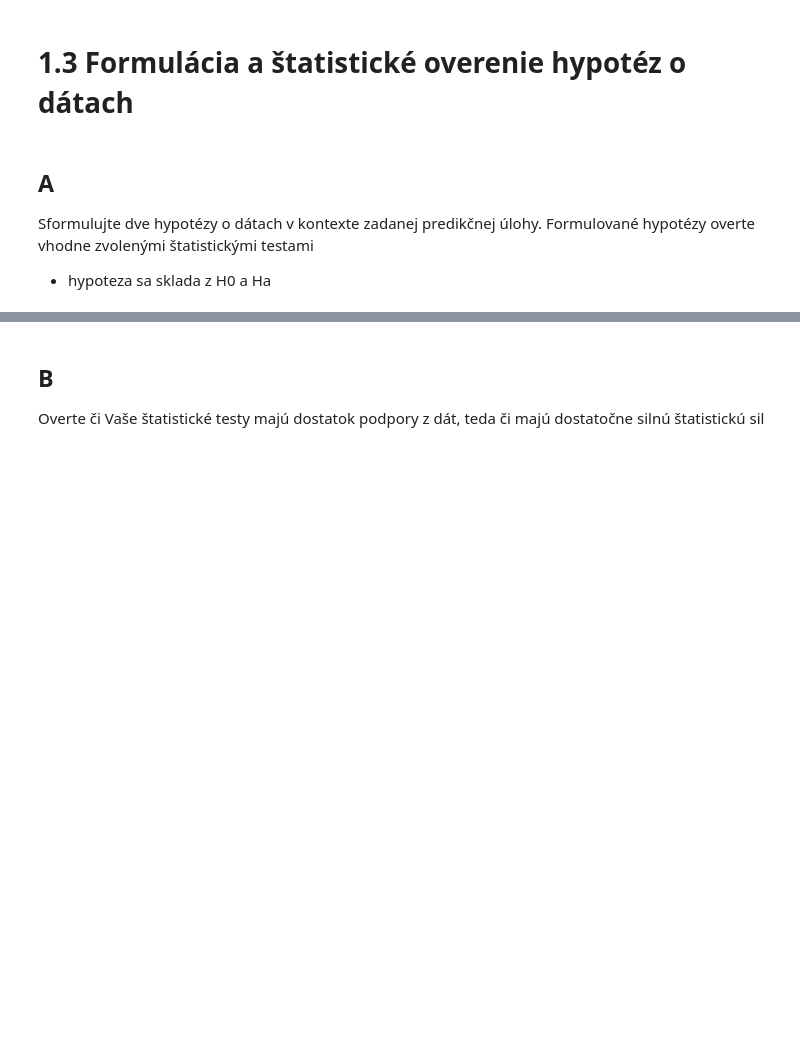
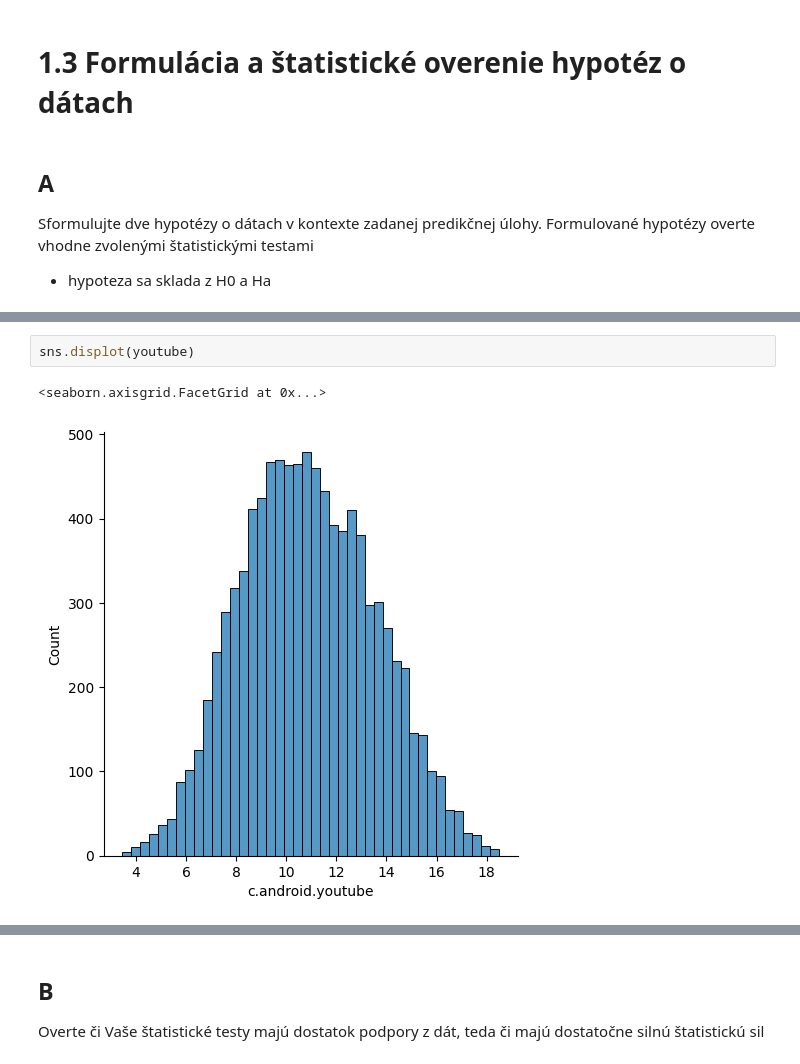
Before and after one commit to brenky7/IAU_projekt, a Jupyter notebook: projekt.ipynb, the cells around one changed output, grey strips where cells are left out. Drawn from its saved outputs; the diff is of its cells as text; blank space fills up the shorter version.

```diff
--- a/projekt.ipynb
+++ b/projekt.ipynb
@@ -1650,0 +1902,5 @@ Formulované hypotézy overte vhodne zvolenými štatistickými testami
+# %%
+sns.displot(youtube)
+# %% [output]
+<seaborn.axisgrid.FacetGrid at 0x...>
+[figure, added]
```
Also changed, not shown: parts of 48 cells of this notebook.
